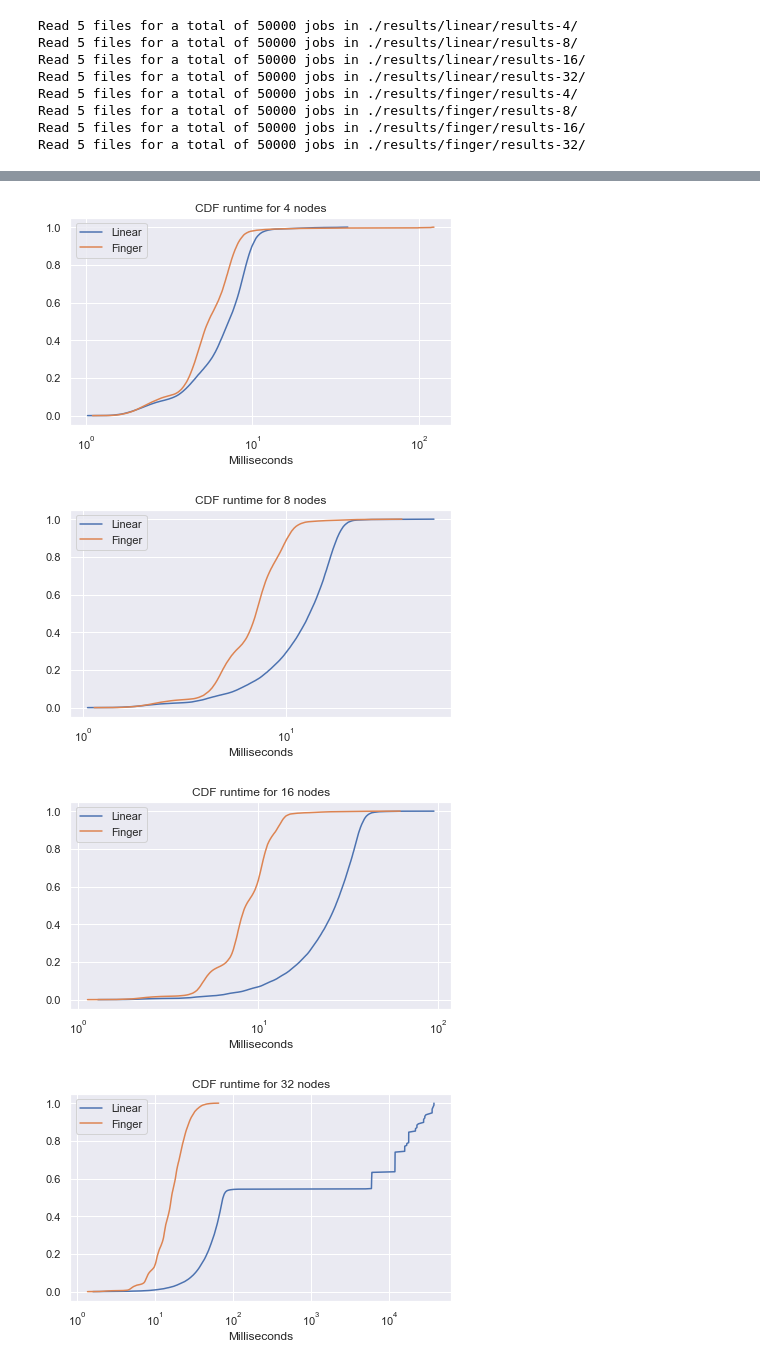
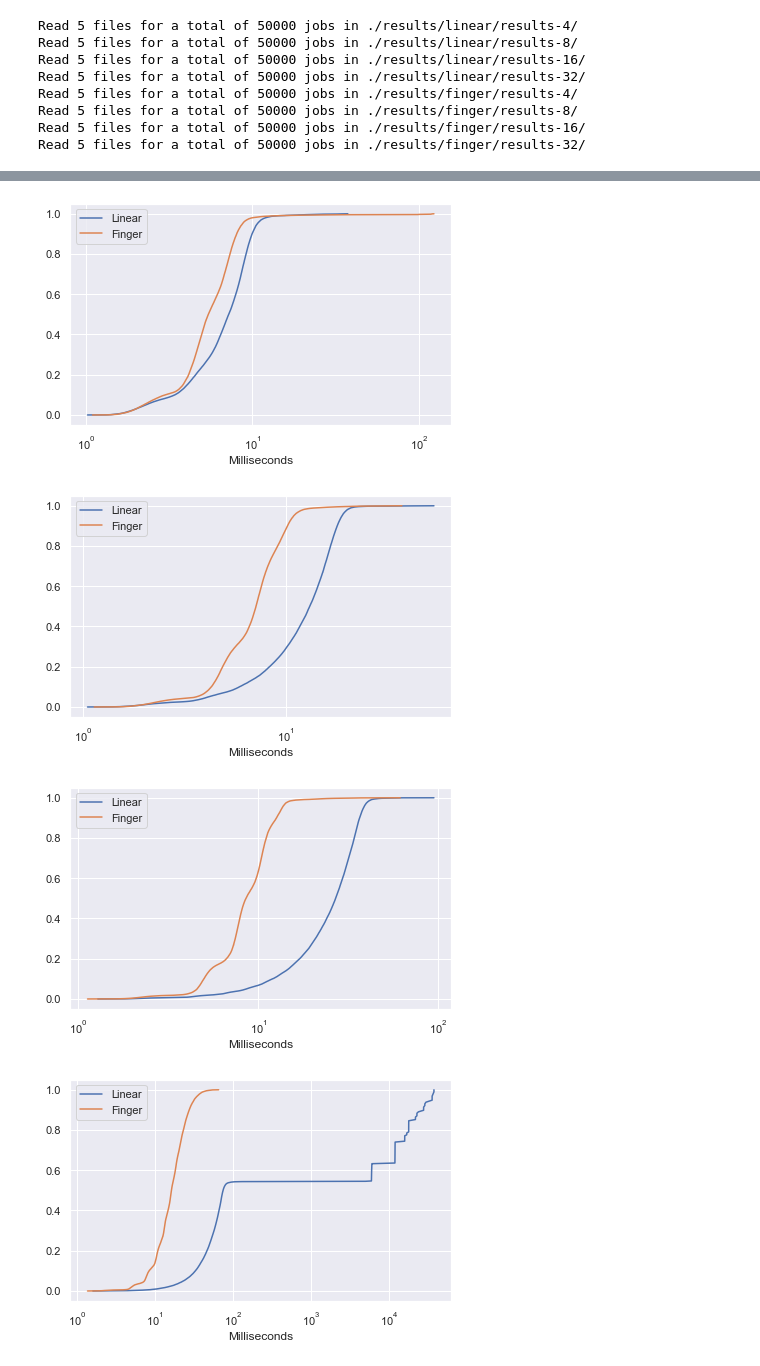
Before and after one commit to Trottero/ddps_2, a Jupyter notebook: experiment-1.ipynb, the cells around one changed output, grey strips where cells are left out. Drawn from its saved outputs; the diff is of its cells as text; code cells hidden in the pictures.

Commit message:
Remove titles from grapph

```diff
--- a/experiment-1.ipynb
+++ b/experiment-1.ipynb
@@ -75,31 +75,30 @@ plt.close()
 # %%
 # CDFs for running time
 for n_nodes in [4, 8, 16, 32]:
     lin = linear_jobs[n_nodes][:, 0]
     lin.sort()
 
     dx_lin = 1 / len(lin)
     lin_norm = lin / (dx_lin * lin).sum()
     CY_lin = np.cumsum(lin_norm * dx_lin)
 
     finger = finger_jobs[n_nodes][:, 0]
     finger.sort()
 
     dx_finger = 1 / len(finger)
     finger_norm = finger / (dx_finger * finger).sum()
     CY_finger = np.cumsum(finger_norm * dx_finger)
 
     sns.lineplot(x=lin, y=CY_lin, label='Linear')
     sns.lineplot(x=finger, y=CY_finger, label='Finger')
     plt.xscale('log')
-    plt.title(f'CDF runtime for {n_nodes} nodes')
     plt.xlabel('Milliseconds')
     plt.tight_layout()
     plt.savefig(f'cdf_runtime_{n_nodes}_nodes.pdf')
     plt.show()
     plt.close()
 # %% [output]
-[figure, old version]
+[figure, new version]
-[figure, old version]
+[figure, new version]
-[figure, old version]
+[figure, new version]
-[figure, old version]
+[figure, new version]
```
Also changed, not shown: parts of 1 cell of this notebook.
